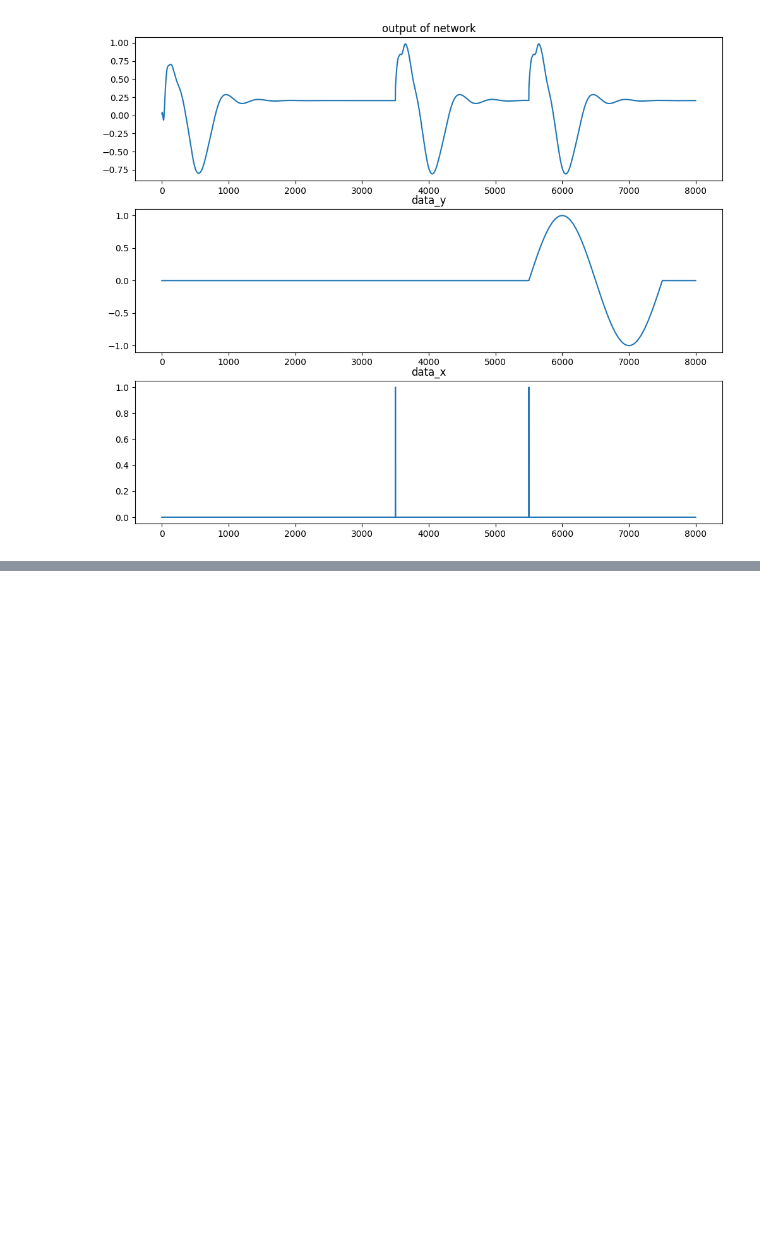
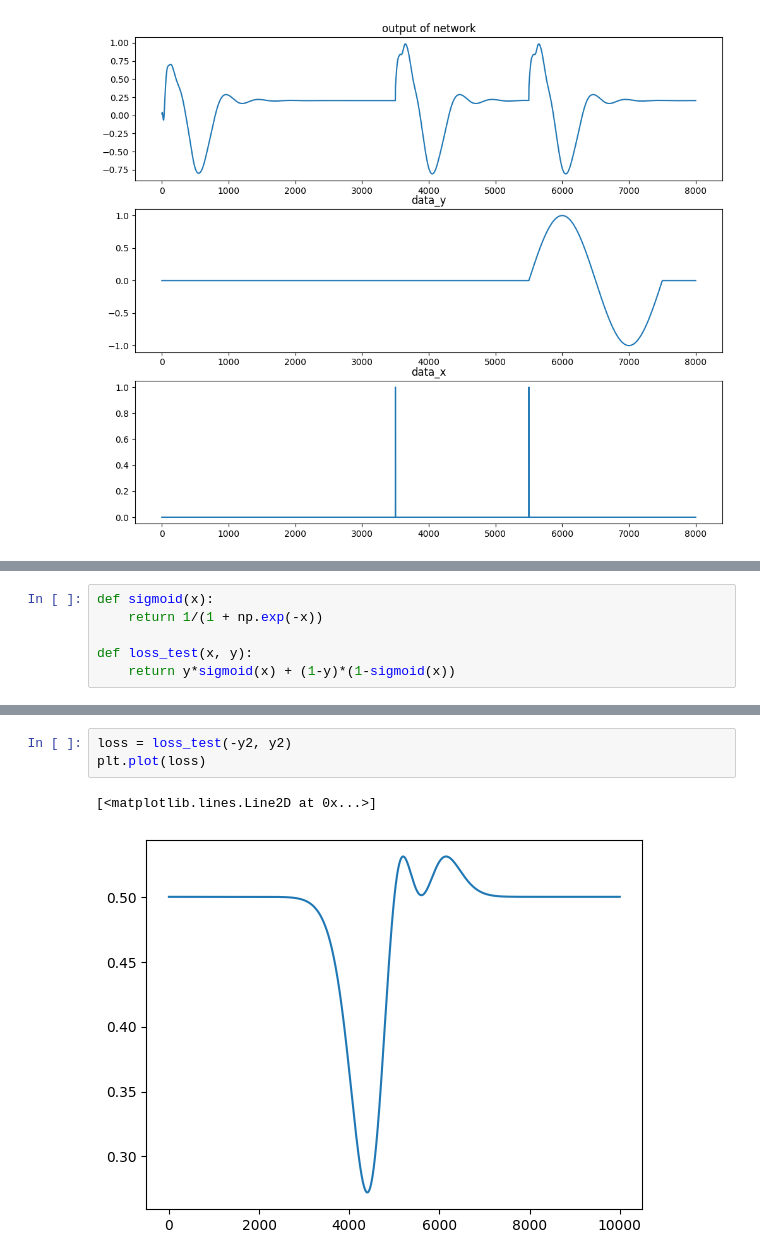
Before and after one commit to mtnusf97/CTRNN, a Jupyter notebook: helper_notebook.ipynb, the cells around one changed output, grey strips where cells are left out. Cells and saved outputs as stored; diff of their text form; blank space fills up the shorter version.

```diff
--- a/helper_notebook.ipynb
+++ b/helper_notebook.ipynb
@@ -231,0 +265,6 @@ np.max(stats.norm.pdf(x, mu, sigma))
+# %%
+def sigmoid(x):
+    return 1/(1 + np.exp(-x))
+
+def loss_test(x, y):
+    return y*sigmoid(x) + (1-y)*(1-sigmoid(x))
@@ -231,0 +283,6 @@ np.max(stats.norm.pdf(x, mu, sigma))
+# %%
+loss = loss_test(-y2, y2)
+plt.plot(loss)
+# %% [output]
+[<matplotlib.lines.Line2D at 0x...>]
+[figure, added]
```
Also changed, not shown: parts of 13 cells of this notebook, 8 other files.
